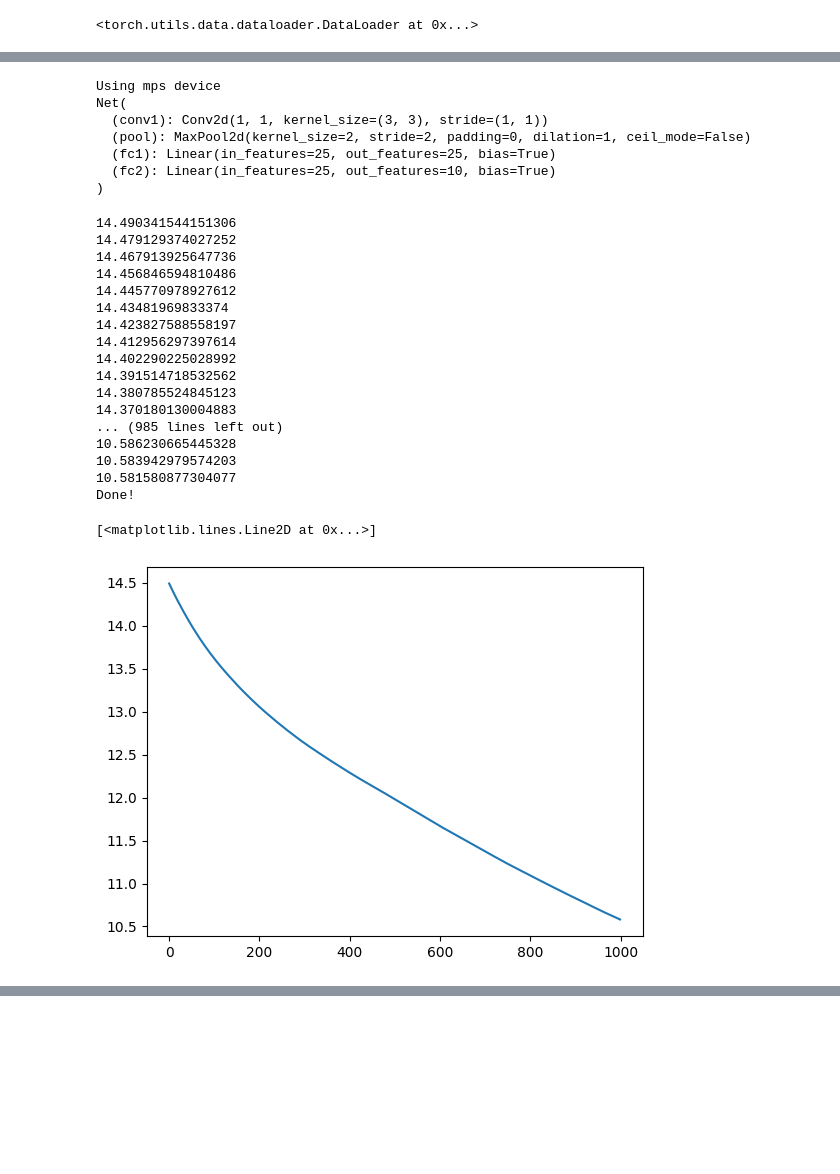
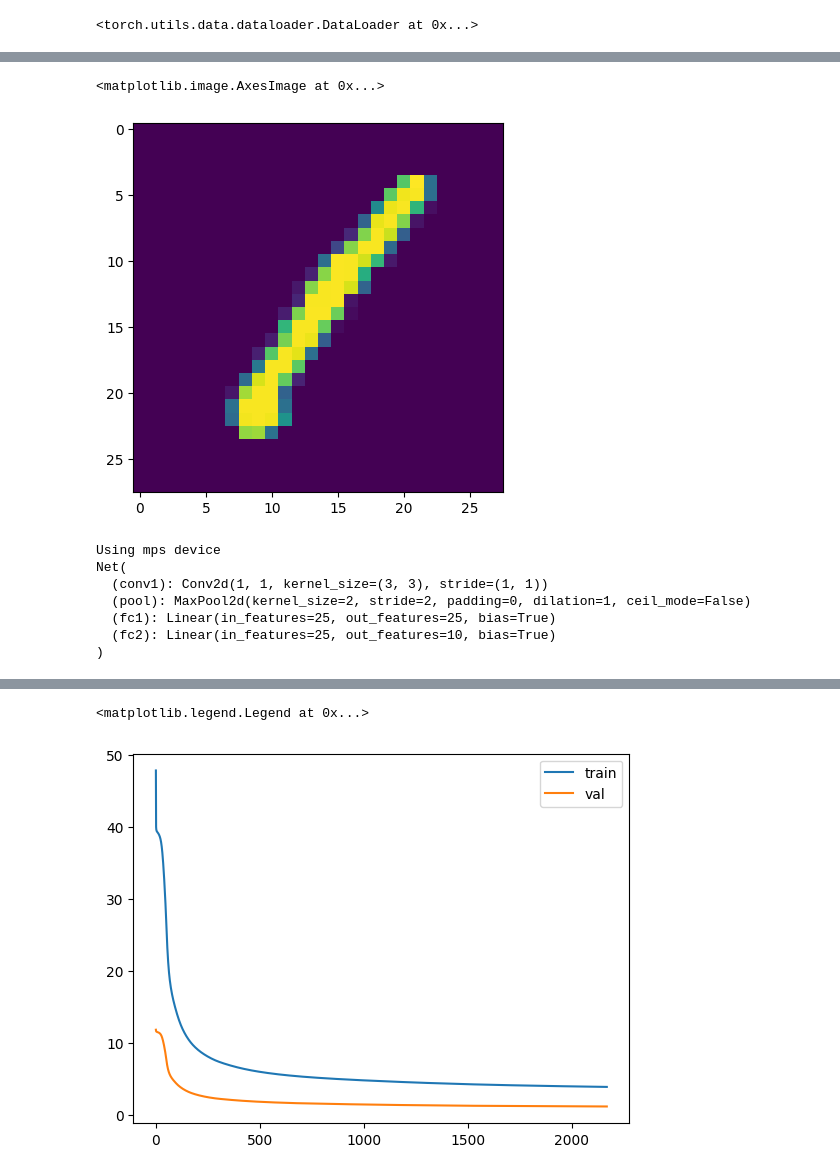
Before and after one commit to joseongho/digit-recognizer, a Jupyter notebook: test.ipynb, the cells around one changed output, grey strips where cells are left out. Saved outputs shown, nothing was run; the diff lists cells and outputs as text; code cells hidden in the pictures; blank space fills up the shorter version.

```diff
--- a/test.ipynb
+++ b/test.ipynb
@@ -50,5 +66,6 @@ tensor([0., 1., 0., 0., 0., 0., 0., 0., 0., 0.])
 # %%
-trainLoader= torch.utils.data.DataLoader(trainSet,batch_size=2048)
+trainLoader= torch.utils.data.DataLoader(trainSet,batch_size=2048,sampler=trainSampler)
+valLoader= torch.utils.data.DataLoader(trainSet,batch_size=2048,sampler=valSampler)
 testLoader = torch.utils.data.DataLoader(testSet)
 trainLoader
 # %% [output]
@@ -66,3 +83,13 @@ plt.imshow(images[0][0])
+# %%
+# get some random training images
+dataiter = iter(valLoader)
+images, labels = next(dataiter)
+
+# show images
+plt.imshow(images[0][0])
+# %% [output]
+<matplotlib.image.AxesImage at 0x...>
+[figure, added]
 # %%
 # Get cpu, gpu or mps device for training.
 device = (
@@ -107,50 +134,45 @@ Net(
 loss_fn = torch.nn.CrossEntropyLoss()
 optimizer = torch.optim.SGD(model.parameters())
 # %%
-def trainAI(dataloader, model, loss_fn, optimizer):
+def trainAI(dataloader,valLoader, model, loss_fn, optimizer):
     model.train()
-    totalLoss=0
+    trainLoss=0
     for  X, y in dataloader:
         X, y = X.to(device), y.to(device)
 
         # Compute prediction error
         pred = model(X)
         loss = loss_fn(pred, y)
-        totalLoss +=loss.item()
+        trainLoss +=loss.item()
 
         # Backpropagation
         loss.backward()
         optimizer.step()
         optimizer.zero_grad()
 
-        totalLoss+=loss.item()
-    print(totalLoss)
-    return totalLoss
+
+    valLoss=0
+    with torch.no_grad():
+        for X,y in valLoader:
+            X, y = X.to(device), y.to(device)
+            pred = model(X)
+            loss = loss_fn(pred, y)
+            valLoss+=loss.item()
+
+    print(f'train loss: {trainLoss} - val Loss: {valLoss}')
+    return trainLoss, valLoss
-# %%
-epochs = 1000
-totalLoss=[]
-for t in range(epochs):
-    totalLoss.append(trainAI(trainLoader, model, loss_fn, optimizer))
-print("Done!")
-
-plt.plot(totalLoss)
-# %% [output]
-14.490341544151306
-14.479129374027252
-14.467913925647736
-14.456846594810486
-14.445770978927612
-14.43481969833374
-14.423827588558197
-14.412956297397614
-14.402290225028992
-14.391514718532562
-14.380785524845123
-14.370180130004883
-... (985 lines left out)
-10.586230665445328
-10.583942979574203
-10.581580877304077
-Done!
-[<matplotlib.lines.Line2D at 0x...>]
-[figure, removed]
+# %%
+train,val,over,cnt=[],[],float('inf'),0
+while(cnt<100):
+    t,v = trainAI(trainLoader,valLoader, model, loss_fn, optimizer)
+    if over<v:
+        cnt+=1
+    train.append(t)
+    val.append(v)
+    over = v
+print("Done!")
+
+plt.plot(train,label='train')
+plt.plot(val, label='val')
+plt.legend()
+# %% [output]
@@ -157 +196,3 @@ Done!
+<matplotlib.legend.Legend at 0x...>
+[figure, added]
 # %%
```
Also changed, not shown: parts of 5 cells of this notebook, 1 other file.
